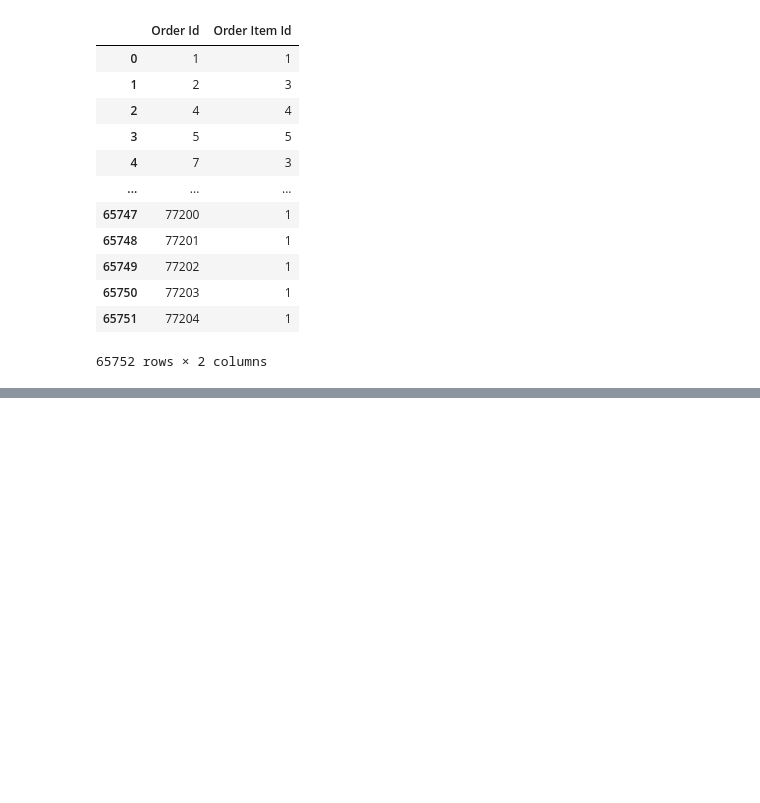
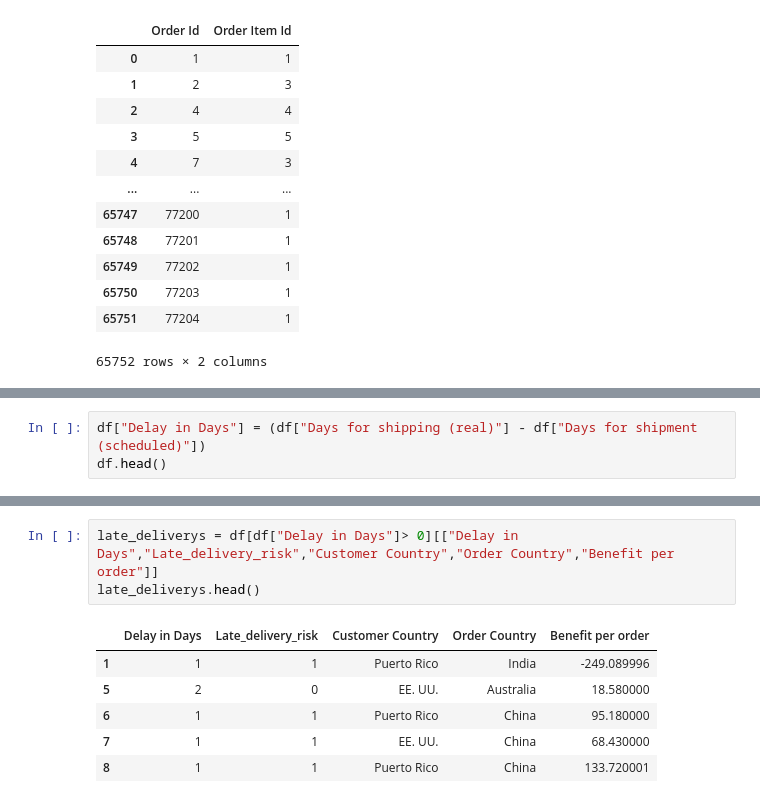
Before and after one commit to RithikDatascientist/works, a Jupyter notebook: learnings/logisitic_supply_chain/EDA_supply_chain.ipynb, the cells around one changed output, grey strips where cells are left out. Drawn from its saved outputs; the diff is of its cells as text; blank space fills up the shorter version.

```diff
--- a/learnings/logisitic_supply_chain/EDA_supply_chain.ipynb
+++ b/learnings/logisitic_supply_chain/EDA_supply_chain.ipynb
@@ -167,0 +203,3 @@ df.groupby("Order Id")["Order Item Id"].count().reset_index()
+# %%
+df["Delay in Days"] = (df["Days for shipping (real)"] - df["Days for shipment (scheduled)"])
+df.head()
@@ -167,0 +213,10 @@ df.groupby("Order Id")["Order Item Id"].count().reset_index()
+# %%
+late_deliverys = df[df["Delay in Days"]> 0][["Delay in Days","Late_delivery_risk","Customer Country","Order Country","Benefit per order"]]
+late_deliverys.head()
+# %% [output]
+|  | Delay in Days | Late_delivery_risk | Customer Country | Order Country | Benefit per order |
+| 1 | 1 | 1 | Puerto Rico | India | -249.089996 |
+| 5 | 2 | 0 | EE. UU. | Australia | 18.580000 |
+| 6 | 1 | 1 | Puerto Rico | China | 95.180000 |
+| 7 | 1 | 1 | EE. UU. | China | 68.430000 |
+| 8 | 1 | 1 | Puerto Rico | China | 133.720001 |
```
Also changed, not shown: parts of 9 cells of this notebook.
